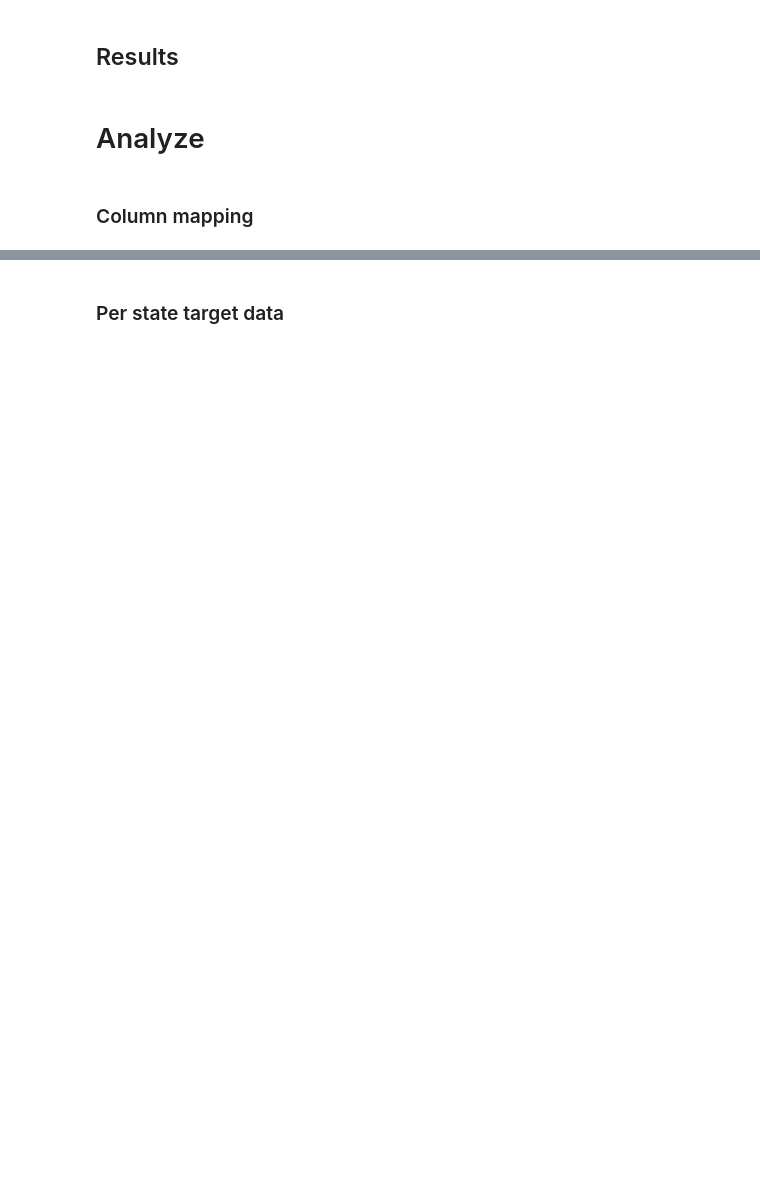
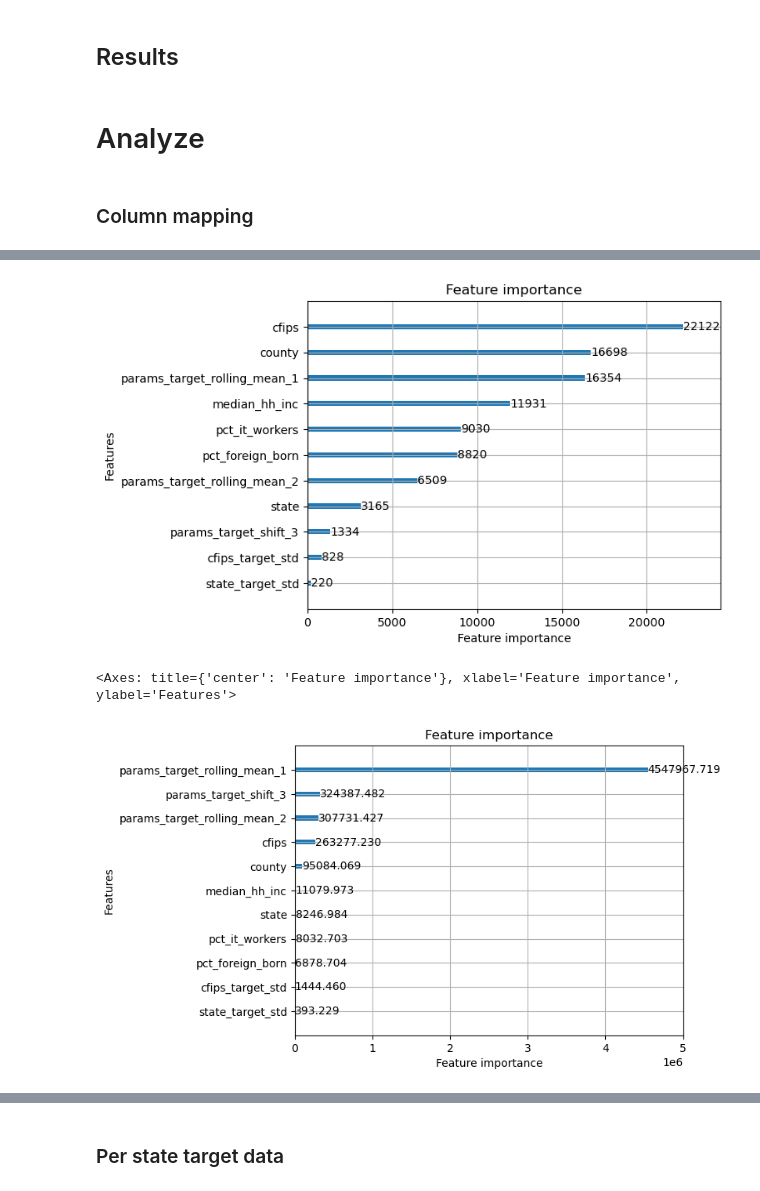
Before and after one commit to olympus999/godaddy-microbusiness-density-forecasting, a Jupyter notebook: notebooks/starter.ipynb, the cells around one changed output, grey strips where cells are left out. Saved outputs shown, nothing was run; the diff lists cells and outputs as text; code cells hidden in the pictures; blank space fills up the shorter version.

```diff
--- a/notebooks/starter.ipynb
+++ b/notebooks/starter.ipynb
@@ -1068,8 +500,3 @@ bounds = {
 t = read_pkl("../data/bayesian_runs/smape/2023-02-17_05-12-23_2.7925/best.pkl")
 t_res = read_pkl("../data/bayesian_runs/smape/2023-02-17_05-12-23_2.7925/result.pkl")
 t
-# %%
-t0 = np.array([x["target"] for x in t_res])
-df_t0 = pd.DataFrame(t0 * -1, columns=["bayes_target"])
-ax = df_t0.plot()
-ax.set_yscale("log")
@@ -1688,0 +1357,33 @@ optimizer.max['params']
+# %%
+params = optimizer.max['params']
+print(optimizer.max['target'])
+
+lgb_train, lgb_eval, lgb_test, model_params = manage_data_split.get_model_input(
+    manage_features, df_train, objective=objective, bayes_kwargs=params
+)
+
+recorded_evaluations = {}
+callbacks = build_callbacks(log_evaluation=100, record_evaluation=recorded_evaluations)
+# callbacks = build_callbacks(early_stopping=300, log_evaluation=0, record_evaluation=recorded_evaluations)
+
+model_params = {
+    **model_params,
+    **{
+        "boosting_type": "gbdt",
+        "objective": "mae",
+        "metric": "None",
+        "first_metric_only": True,
+        "num_threads": 6,
+    },
+}
+
+gbm = lgb.train(
+    model_params,
+    lgb_train,
+    # num_boost_round=500,
+    callbacks=callbacks,
+    valid_sets=[lgb_train, lgb_eval, lgb_test],
+    feval=smape,
+)
+# gbm.best_score
+gbm.best_score["valid_2"]["smape"]
@@ -1688,0 +1463,8 @@ optimizer.max['params']
+# %%
+lgb.plot_importance(gbm)
+plt.show()
+lgb.plot_importance(gbm, importance_type='gain')
+# %% [output]
+[figure, added]
+<Axes: title={'center': 'Feature importance'}, xlabel='Feature importance', ylabel='Features'>
+[figure, added]
```
Also changed, not shown: parts of 144 cells of this notebook.
